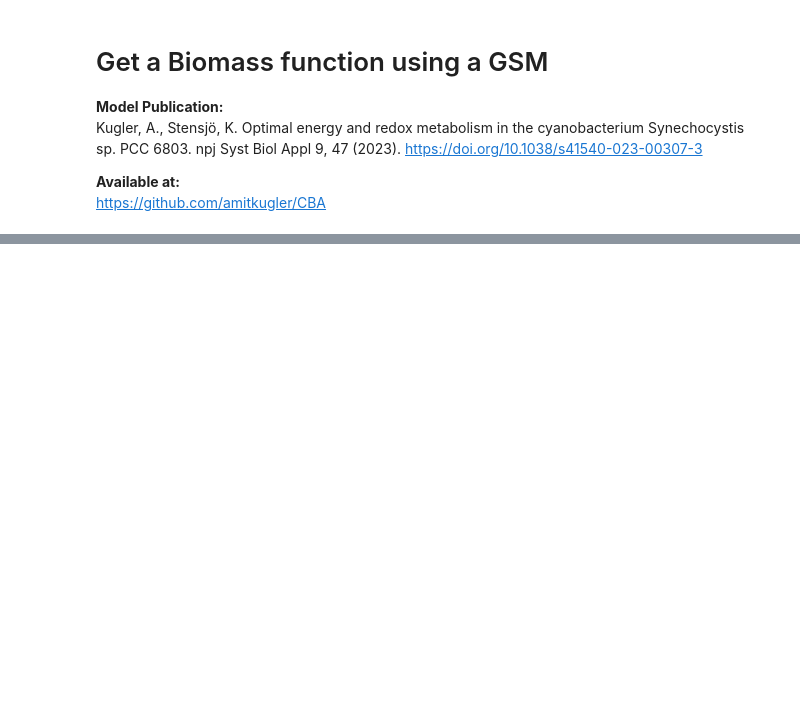
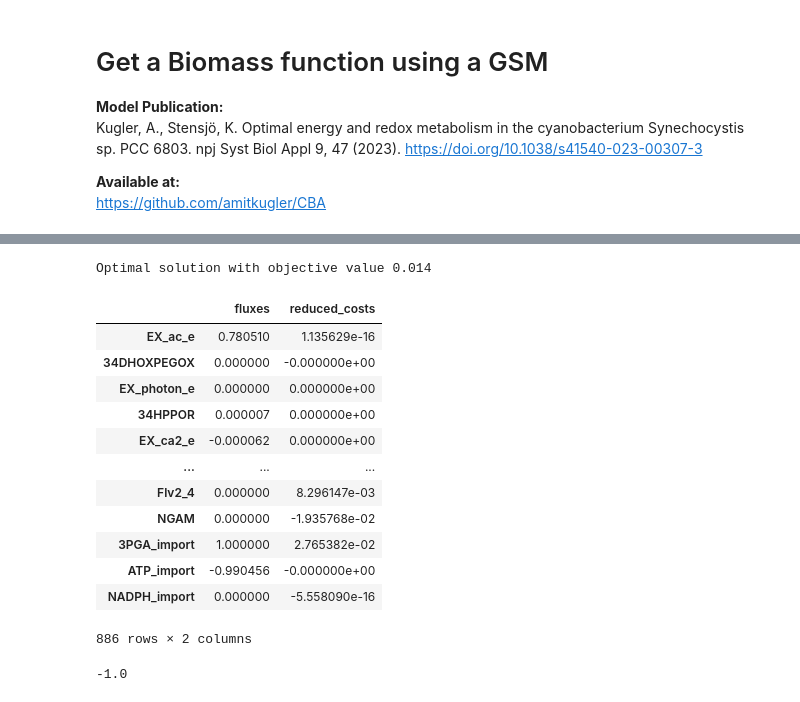
Before and after one commit to Computational-Biology-Aachen/synechocystis-photosynthesis-2024, a Jupyter notebook: Notebooks/get_biomass_function.ipynb, the cells around one changed output, grey strips where cells are left out. Cells and saved outputs as stored; diff of their text form; code cells hidden in the pictures; blank space fills up the shorter version.

Commit message:
tried model alterations to have ATP production only by influx

```diff
--- a/Notebooks/get_biomass_function.ipynb
+++ b/Notebooks/get_biomass_function.ipynb
@@ -95,0 +204,21 @@ sol.fluxes.get
+# %%
+solutions["imports"]
+# %% [output]
+Optimal solution with objective value 0.014
+|  | fluxes | reduced_costs |
+| EX_ac_e | 0.780510 | 1.135629e-16 |
+| 34DHOXPEGOX | 0.000000 | -0.000000e+00 |
+| EX_photon_e | 0.000000 | 0.000000e+00 |
+| 34HPPOR | 0.000007 | 0.000000e+00 |
+| EX_ca2_e | -0.000062 | 0.000000e+00 |
+| ... | ... | ... |
+| Flv2_4 | 0.000000 | 8.296147e-03 |
+| NGAM | 0.000000 | -1.935768e-02 |
+| 3PGA_import | 1.000000 | 2.765382e-02 |
+| ATP_import | -0.990456 | -0.000000e+00 |
+| NADPH_import | 0.000000 | -5.558090e-16 |
+886 rows × 2 columns
+# %%
+model.reactions.get_by_id(x).metabolites[model.metabolites.get_by_id("atp_c")]
+# %% [output]
+-1.0
```
Also changed, not shown: parts of 17 cells of this notebook.
